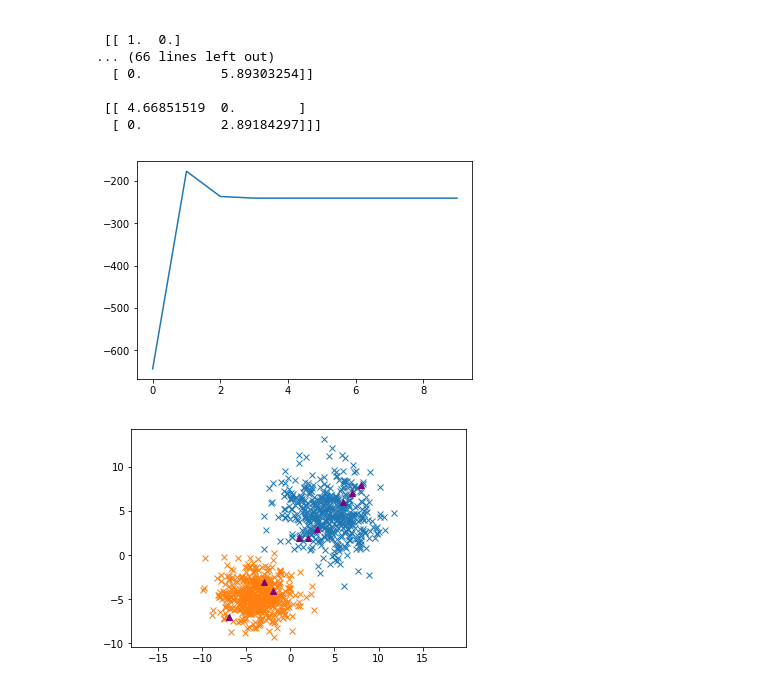
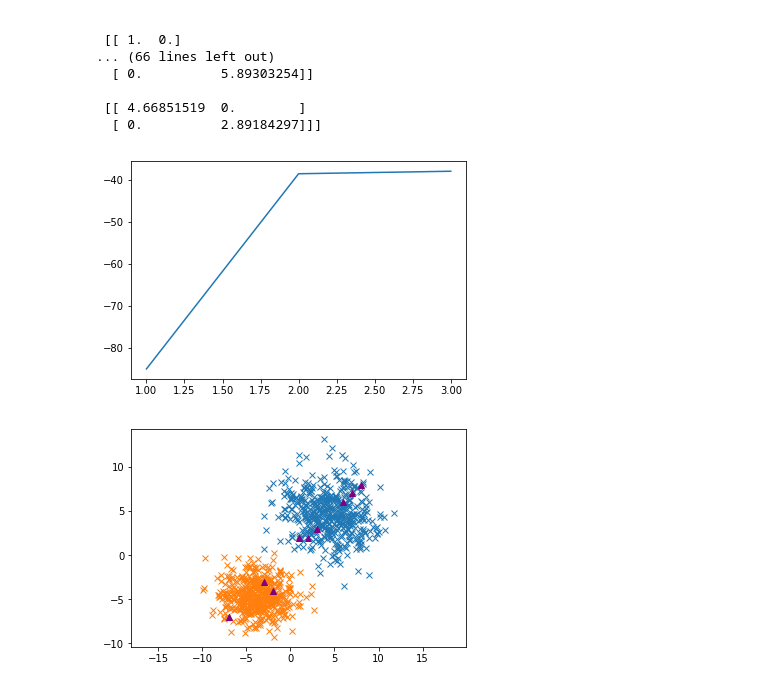
Before and after one commit to neungkl/PCA-LDA-face-dataset, a Jupyter notebook: GMM-clustering.ipynb, the cells around one changed output. Drawn from its saved outputs; the diff is of its cells as text; code cells hidden in the pictures.

```diff
--- a/GMM-clustering.ipynb
+++ b/GMM-clustering.ipynb
@@ -58,8 +58,10 @@ def likelihood():
     global w, m, m_size, n_size, u, cov
     prob = 0.0
     for n in range(n_size):
+        pp = 0
         for j in range(m_size):
-            prob += np.log(p(xy[n], u[j], cov[j]))
+            pp += p(xy[n], u[j], cov[j]) * m[j]
+        prob += np.log(pp)
     return prob
 # %%
 def show():
@@ -98,11 +100,11 @@ cov:
 likelihood_hist = []
 
 initiate(np.array([[3,3], [2,2], [-3,-3]], dtype=float))
-for i in range(10):
+for i in range(3):
     likelihood_hist.append(likelihood())
     expectation(xy)
     maximization(xy)
 
-plt.plot(likelihood_hist)
+plt.plot(np.arange(1,4), likelihood_hist)
 plt.show()
 # %% [output]
@@ -145,16 +147,16 @@ cov:
 # %%
 likelihood_hist = []
 
 initiate(np.array([[3,3], [-3,-3]], dtype=float))
-for i in range(10):
+for i in range(3):
     likelihood_hist.append(likelihood())
     expectation(xy)
     maximization(xy)
 
-plt.plot(likelihood_hist)
+plt.plot(np.arange(1,4), likelihood_hist)
 plt.show()
 # %% [output]
-[figure, old version]
+[figure, new version]
 # %%
 for i in range(len(u)):
     x, y = np.random.multivariate_normal(u[i], cov[i], 500).T
```
Also changed, not shown: parts of 1 cell of this notebook, 1 other file.
